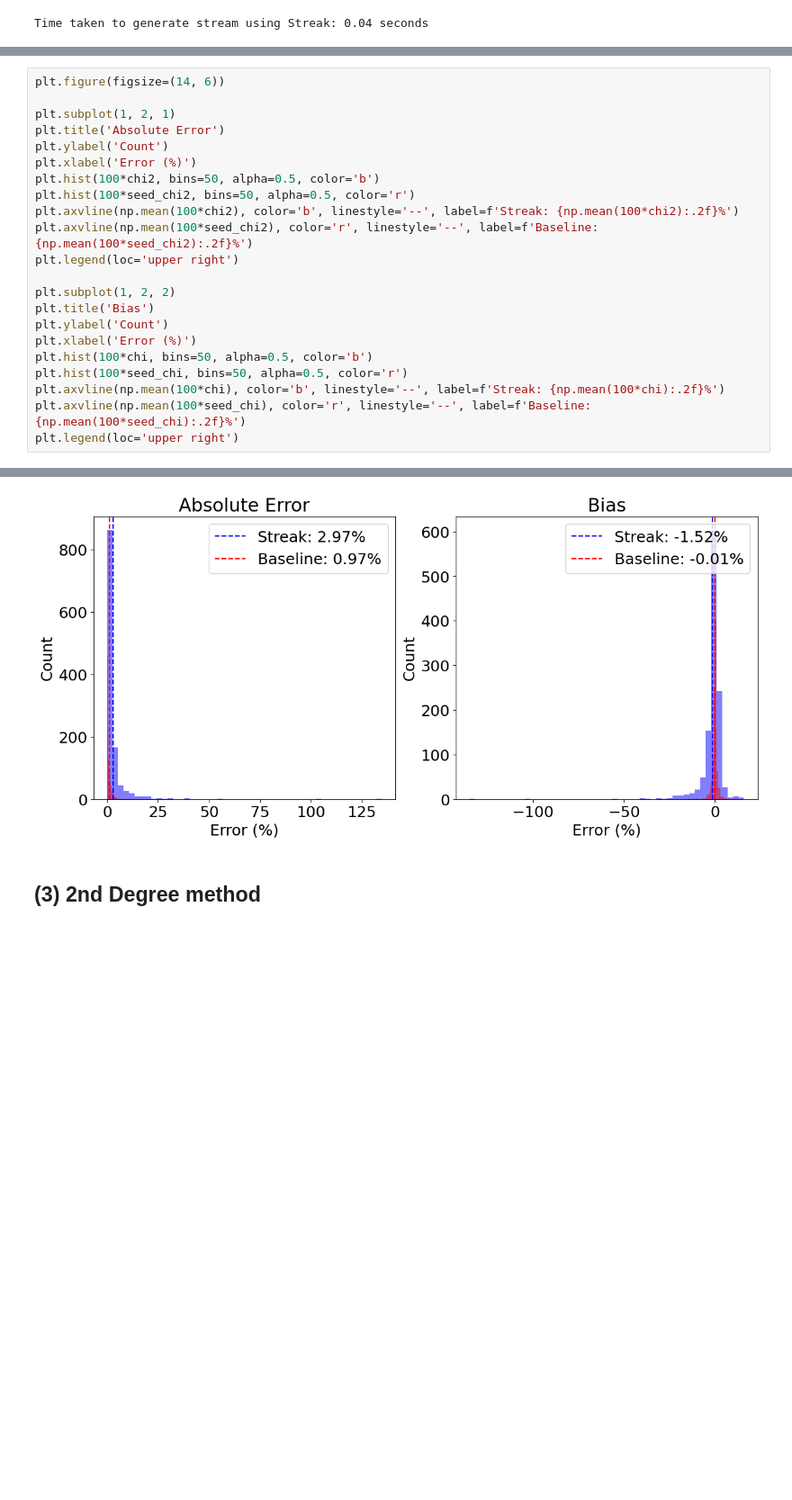
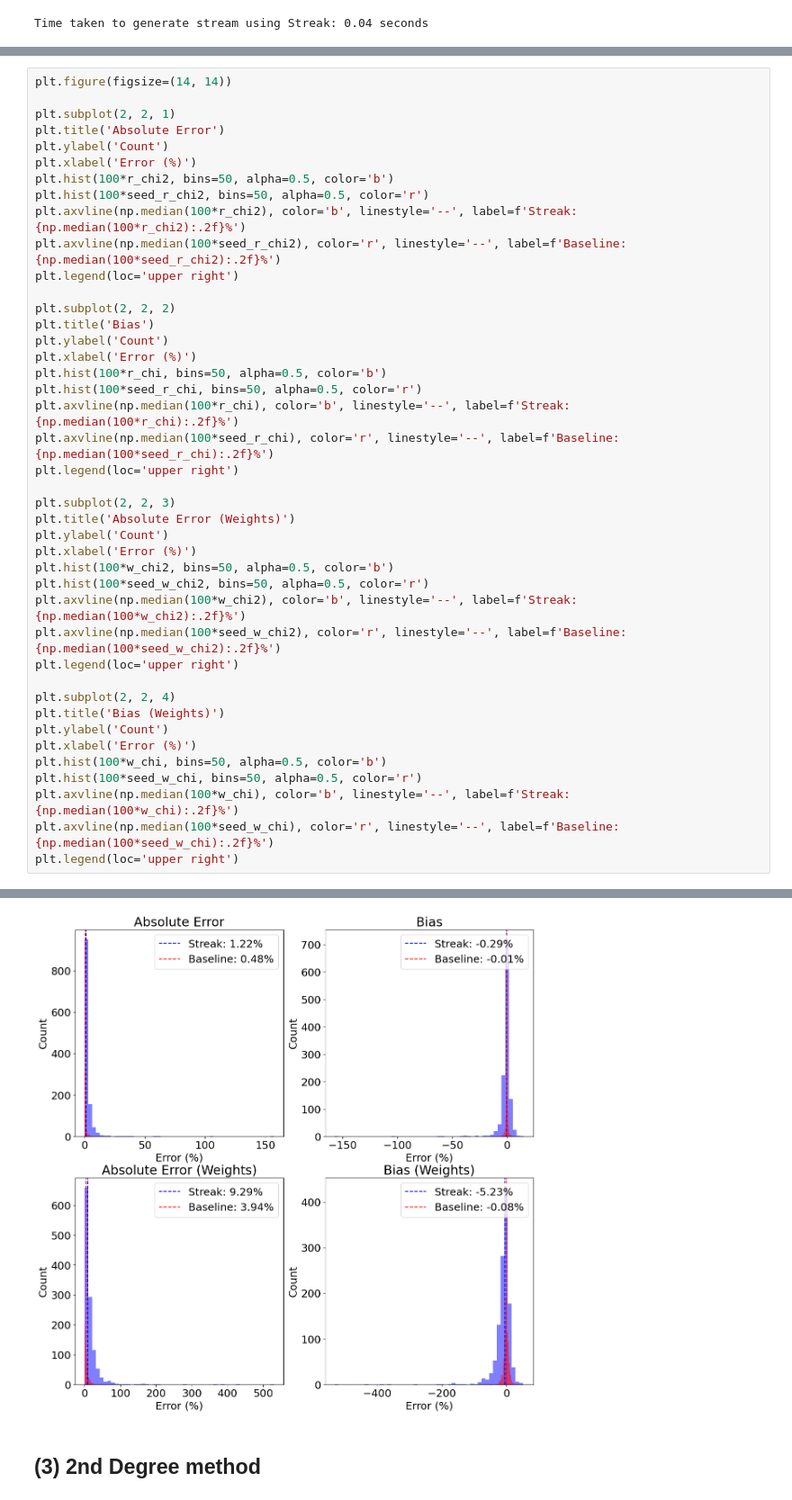
Before and after one commit to David-Chemaly/StreaMAX, a Jupyter notebook: quick_start.ipynb, the cells around one changed output, grey strips where cells are left out. Shown at 90% size. Cells and saved outputs as stored; diff of their text form; blank space fills up the shorter version.

Commit message:
fixing seed but in fits

```diff
--- a/quick_start.ipynb
+++ b/quick_start.ipynb
@@ -113,28 +133,48 @@ chi = jnp.array(chi)
 # %%
-plt.figure(figsize=(14, 6))
+plt.figure(figsize=(14, 14))
 
-plt.subplot(1, 2, 1)
+plt.subplot(2, 2, 1)
 plt.title('Absolute Error')
 plt.ylabel('Count')
 plt.xlabel('Error (%)')
-plt.hist(100*chi2, bins=50, alpha=0.5, color='b')
-plt.hist(100*seed_chi2, bins=50, alpha=0.5, color='r')
-plt.axvline(np.mean(100*chi2), color='b', linestyle='--', label=f'Streak: {np.mean(100*chi2):.2f}%')
-plt.axvline(np.mean(100*seed_chi2), color='r', linestyle='--', label=f'Baseline: {np.mean(100*seed_chi2):.2f}%')
+plt.hist(100*r_chi2, bins=50, alpha=0.5, color='b')
+plt.hist(100*seed_r_chi2, bins=50, alpha=0.5, color='r')
+plt.axvline(np.median(100*r_chi2), color='b', linestyle='--', label=f'Streak: {np.median(100*r_chi2):.2f}%')
+plt.axvline(np.median(100*seed_r_chi2), color='r', linestyle='--', label=f'Baseline: {np.median(100*seed_r_chi2):.2f}%')
 plt.legend(loc='upper right')
 
-plt.subplot(1, 2, 2)
+plt.subplot(2, 2, 2)
 plt.title('Bias')
 plt.ylabel('Count')
 plt.xlabel('Error (%)')
-plt.hist(100*chi, bins=50, alpha=0.5, color='b')
-plt.hist(100*seed_chi, bins=50, alpha=0.5, color='r')
-plt.axvline(np.mean(100*chi), color='b', linestyle='--', label=f'Streak: {np.mean(100*chi):.2f}%')
-plt.axvline(np.mean(100*seed_chi), color='r', linestyle='--', label=f'Baseline: {np.mean(100*seed_chi):.2f}%')
+plt.hist(100*r_chi, bins=50, alpha=0.5, color='b')
+plt.hist(100*seed_r_chi, bins=50, alpha=0.5, color='r')
+plt.axvline(np.median(100*r_chi), color='b', linestyle='--', label=f'Streak: {np.median(100*r_chi):.2f}%')
+plt.axvline(np.median(100*seed_r_chi), color='r', linestyle='--', label=f'Baseline: {np.median(100*seed_r_chi):.2f}%')
 plt.legend(loc='upper right')
+
+plt.subplot(2, 2, 3)
+plt.title('Absolute Error (Weights)')
+plt.ylabel('Count')
+plt.xlabel('Error (%)')
+plt.hist(100*w_chi2, bins=50, alpha=0.5, color='b')
+plt.hist(100*seed_w_chi2, bins=50, alpha=0.5, color='r')
+plt.axvline(np.median(100*w_chi2), color='b', linestyle='--', label=f'Streak: {np.median(100*w_chi2):.2f}%')
+plt.axvline(np.median(100*seed_w_chi2), color='r', linestyle='--', label=f'Baseline: {np.median(100*seed_w_chi2):.2f}%')
+plt.legend(loc='upper right')
+
+plt.subplot(2, 2, 4)
+plt.title('Bias (Weights)')
+plt.ylabel('Count')
+plt.xlabel('Error (%)')
+plt.hist(100*w_chi, bins=50, alpha=0.5, color='b')
+plt.hist(100*seed_w_chi, bins=50, alpha=0.5, color='r')
+plt.axvline(np.median(100*w_chi), color='b', linestyle='--', label=f'Streak: {np.median(100*w_chi):.2f}%')
+plt.axvline(np.median(100*seed_w_chi), color='r', linestyle='--', label=f'Baseline: {np.median(100*seed_w_chi):.2f}%')
+plt.legend(loc='upper right')
 # %% [output]
 <matplotlib.legend.Legend at 0x...>
-[figure, old version]
+[figure, new version]
 # %% [markdown]
 ## (3) 2nd Degree method
 # %%
```
Also changed, not shown: parts of 18 cells of this notebook, 4 other files.
